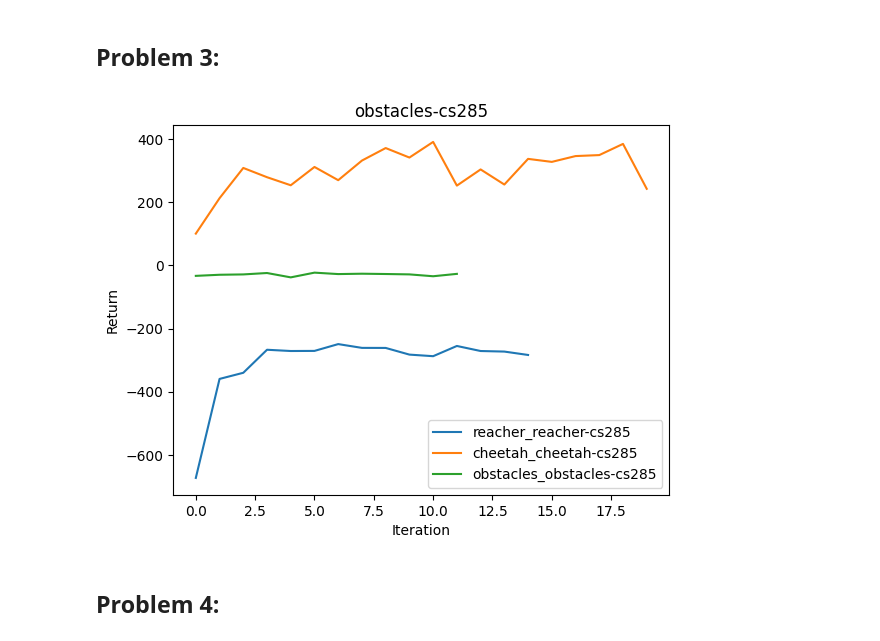
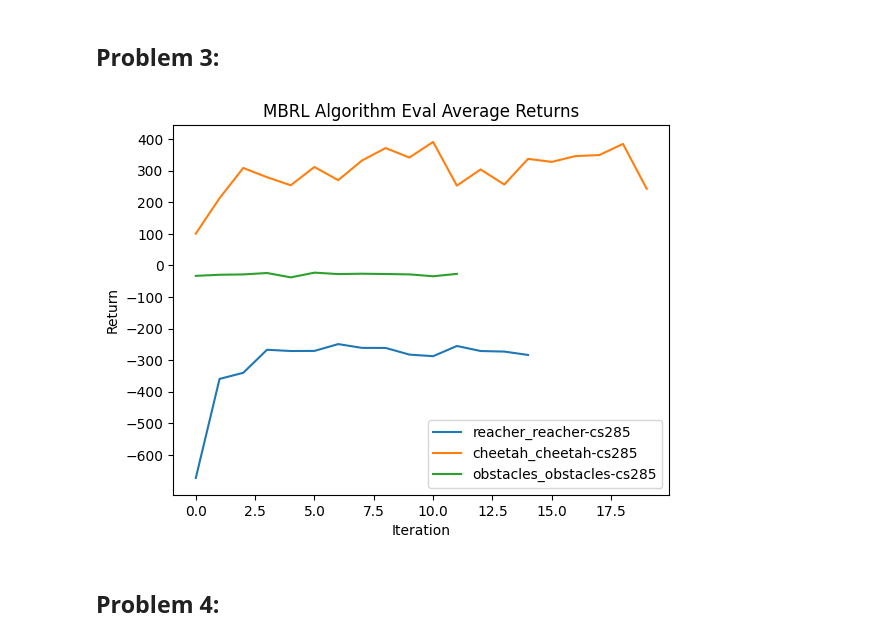
Before and after one commit to rsha256/CS285_HW, a Jupyter notebook: hw4/cs285/scripts/data_viz.ipynb, the cells around one changed output. Cells and saved outputs as stored; diff of their text form; code cells hidden in the pictures.

```diff
--- a/hw4/cs285/scripts/data_viz.ipynb
+++ b/hw4/cs285/scripts/data_viz.ipynb
@@ -97,8 +84,8 @@ gen_plot("q2_obstacles_singleiteration_", best=True)
 # %% [markdown]
 ## Problem 3:
-# %%
-gen_plot("q3_")
-# %% [output]
-[figure, removed]
+# %%
+gen_plot("q3_", title="MBRL Algorithm Eval Average Returns", _figure=[(), np.arange(-600, 401, 100)])
+# %% [output]
+[figure, added]
 # %% [markdown]
 ## Problem 4:
```
Also changed, not shown: parts of 14 cells of this notebook, 8 other files.
